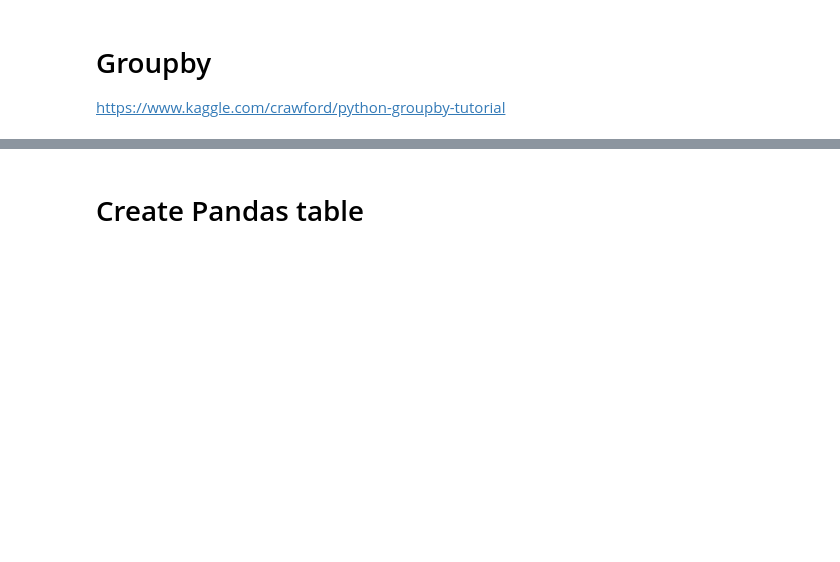
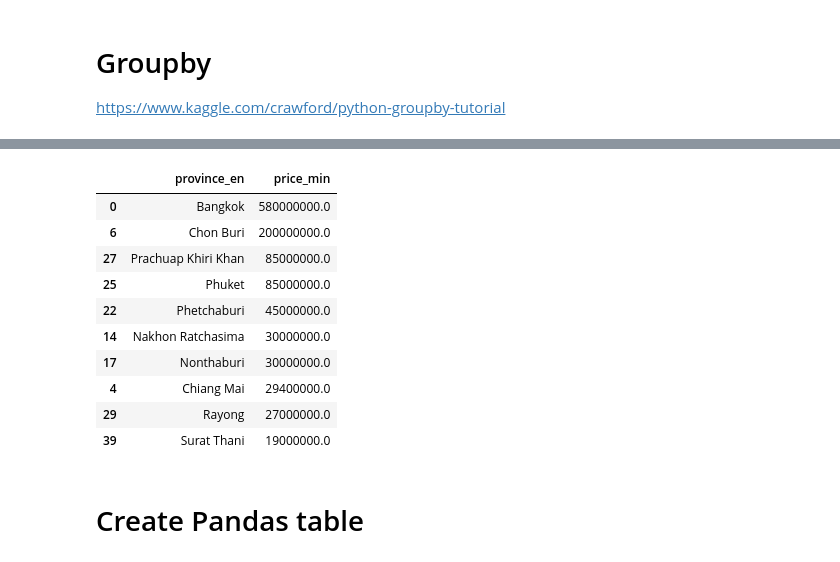
Before and after one commit to puttipongyy/python_dataviz2023, a Jupyter notebook: Pandas102.ipynb, the cells around one changed output, grey strips where cells are left out. Drawn from its saved outputs; the diff is of its cells as text; code cells hidden in the pictures; blank space fills up the shorter version.

```diff
--- a/Pandas102.ipynb
+++ b/Pandas102.ipynb
@@ -366,3 +371,19 @@ data_df.groupby('nationality').min(' ') # ดูค่า min ของการ
+# %%
+condo_max_df = unit_df[unit_df['propertytype_name_en'] == 'Condo']
+# %%
+condo_max_df.groupby('province_en')['price_min'].max().reset_index().sort_values('price_min', ascending= False).head(10)
+# %% [output]
+|  | province_en | price_min |
+| 0 | Bangkok | 580000000.0 |
+| 6 | Chon Buri | 200000000.0 |
+| 27 | Prachuap Khiri Khan | 85000000.0 |
+| 25 | Phuket | 85000000.0 |
+| 22 | Phetchaburi | 45000000.0 |
+| 14 | Nakhon Ratchasima | 30000000.0 |
+| 17 | Nonthaburi | 30000000.0 |
+| 4 | Chiang Mai | 29400000.0 |
+| 29 | Rayong | 27000000.0 |
+| 39 | Surat Thani | 19000000.0 |
 # %% [markdown]
 # Create Pandas table
 # %% [markdown]
```
Also changed, not shown: parts of 20 cells of this notebook.
